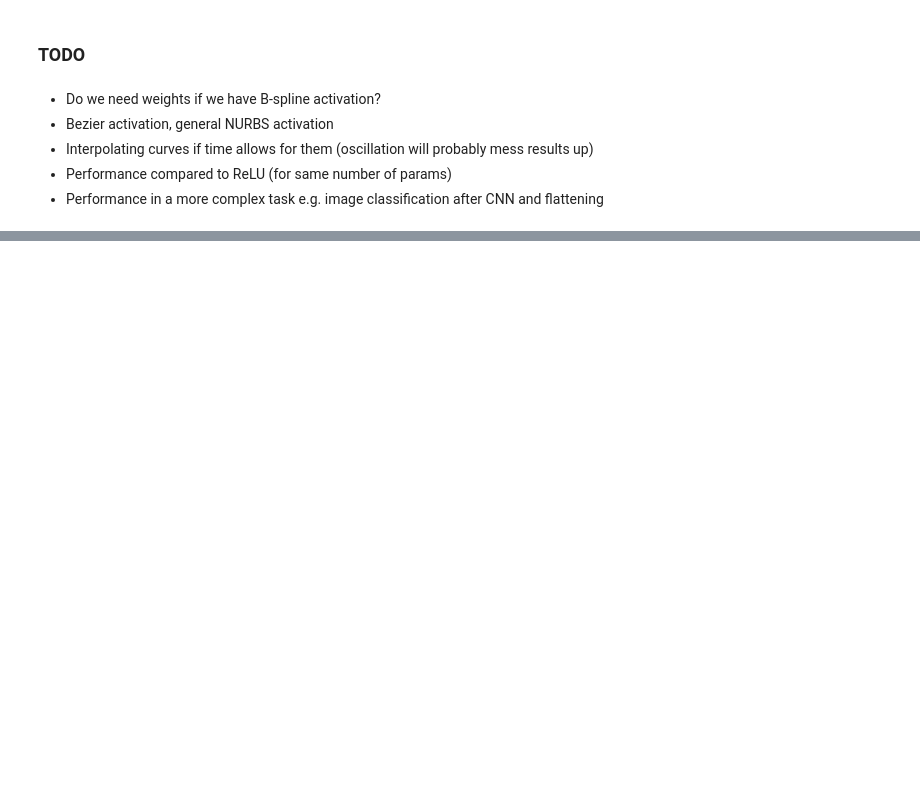
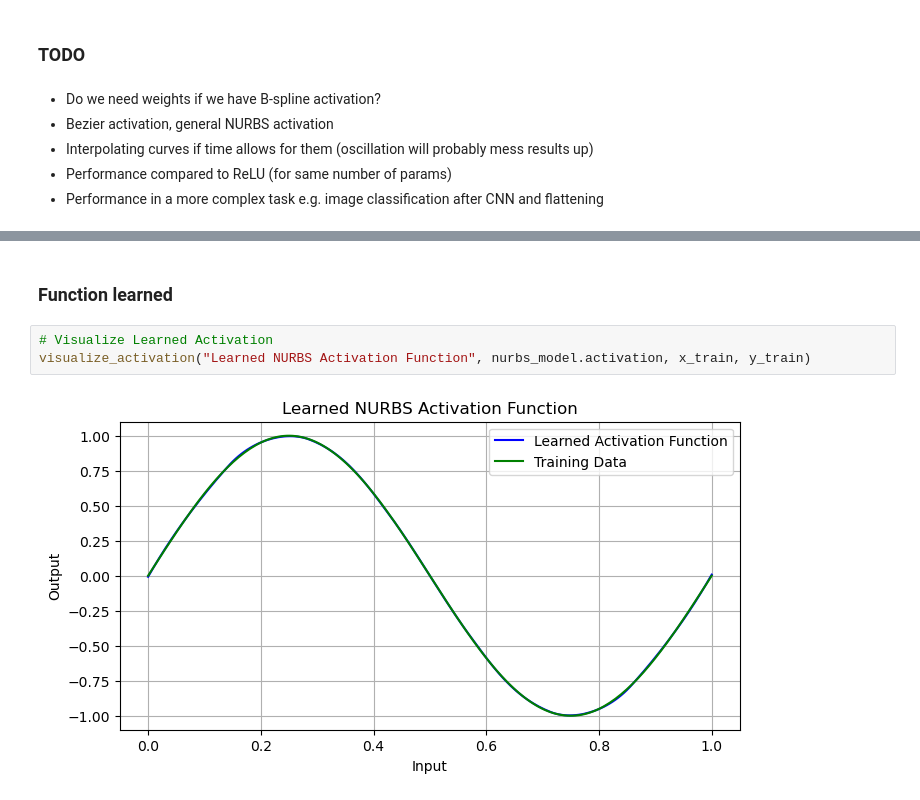
Before and after one commit to enikop/Geometric-modelling, a Jupyter notebook: Learnable_activation_functions.ipynb, the cells around one changed output, grey strips where cells are left out. Saved outputs shown, nothing was run; the diff lists cells and outputs as text; blank space fills up the shorter version.

```diff
--- a/Learnable_activation_functions.ipynb
+++ b/Learnable_activation_functions.ipynb
@@ -215,0 +405,7 @@ Estimated Total Size (MB): 0.00
+# %% [markdown]
+### Function learned
+# %%
+# Visualize Learned Activation
+visualize_activation("Learned NURBS Activation Function", nurbs_model.activation, x_train, y_train)
+# %% [output]
+[figure, added]
```
Also changed, not shown: parts of 19 cells of this notebook.
